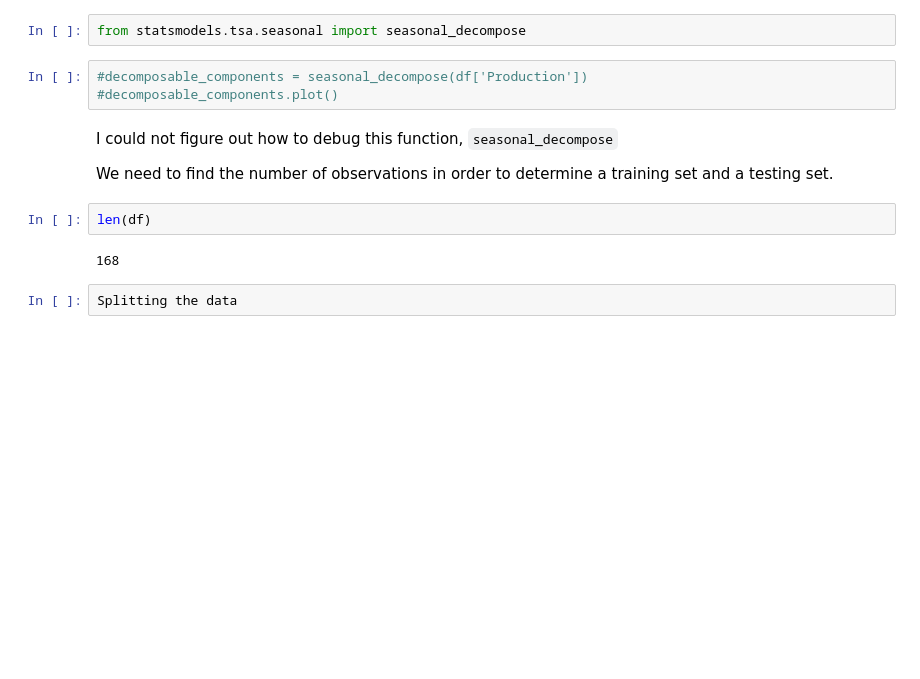
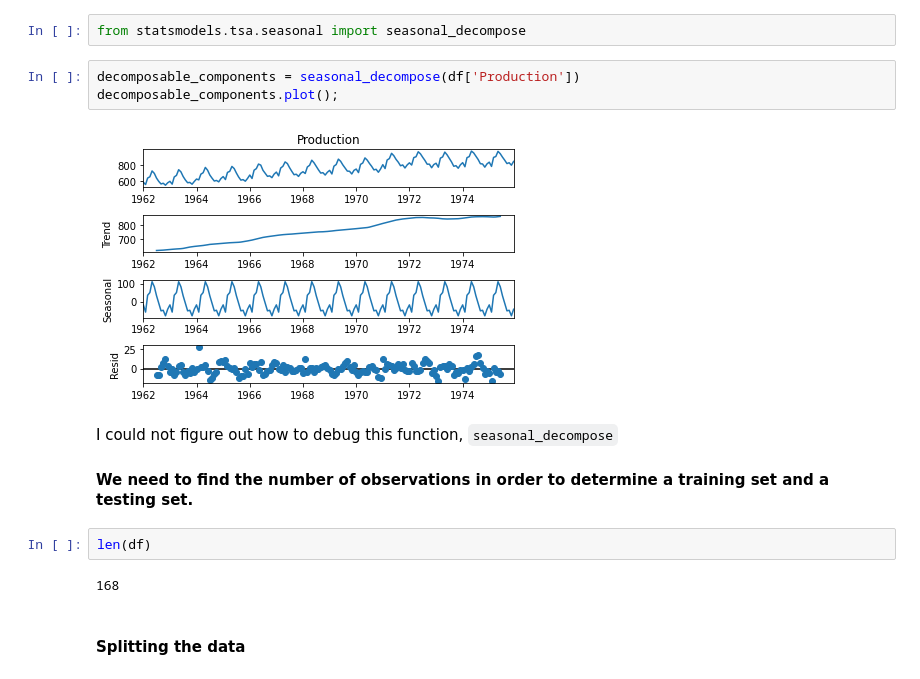
Before and after one commit to carsonslater/mentored_research2022, a Jupyter notebook: CNN_testing.ipynb, the cells around one changed output. Saved outputs shown, nothing was run; the diff lists cells and outputs as text; blank space fills up the shorter version.

```diff
--- a/CNN_testing.ipynb
+++ b/CNN_testing.ipynb
@@ -20,18 +25,20 @@ df.plot(figsize=(12,6))
 # %%
 from statsmodels.tsa.seasonal import seasonal_decompose
 # %%
-#decomposable_components = seasonal_decompose(df['Production'])
-#decomposable_components.plot()
+decomposable_components = seasonal_decompose(df['Production'])
+decomposable_components.plot();
+# %% [output]
+[figure, added]
 # %% [markdown]
 I could not figure out how to debug this function, `seasonal_decompose`
 
-We need to find the number of observations in order to determine a training set and a testing set.
+#### We need to find the number of observations in order to determine a training set and a testing set.
 # %%
 len(df)
 # %% [output]
 168
-# %%
-Splitting the data
+# %% [markdown]
+#### Splitting the data
 # %%
 train = df.iloc[:156]
 test = df.iloc[156:]
```
Also changed, not shown: parts of 11 cells of this notebook.
